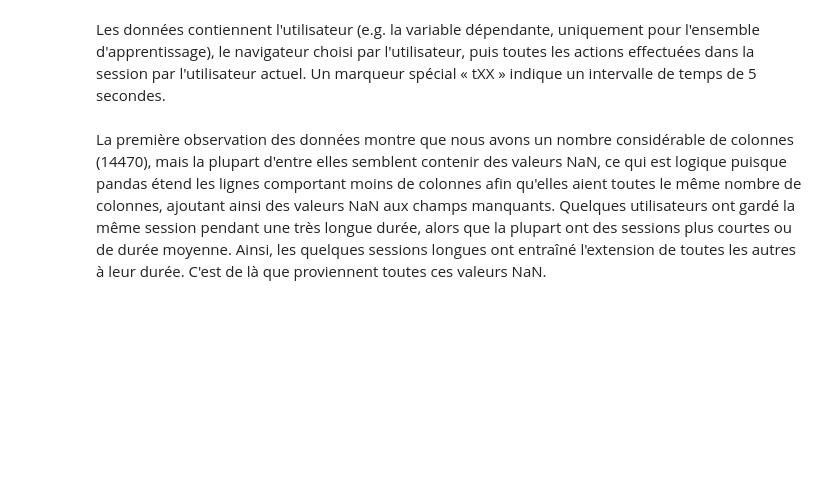
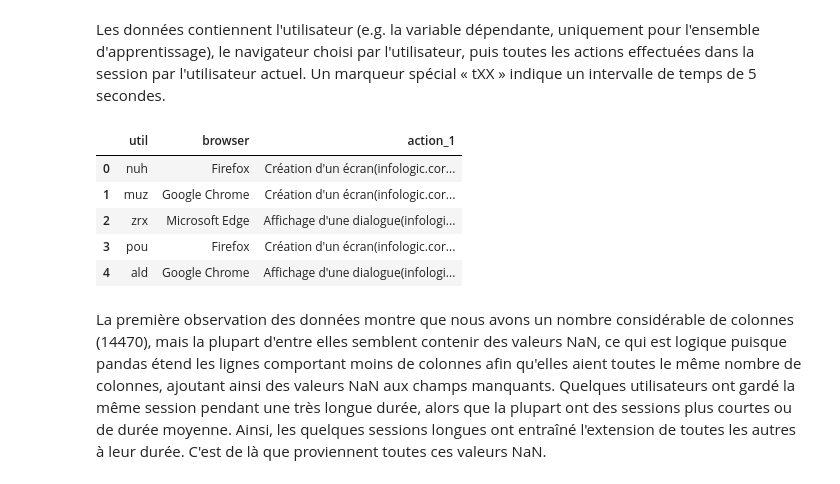
Before and after one commit to hazechatos/app-traces-analysis, a Jupyter notebook: BE_CS1.ipynb, the cells around one changed output. Saved outputs shown, nothing was run; the diff lists cells and outputs as text; code cells hidden in the pictures; blank space fills up the shorter version.

```diff
--- a/BE_CS1.ipynb
+++ b/BE_CS1.ipynb
@@ -113,7 +113,8 @@ def read_ds(ds_name: str):
     padded = [r + [''] * (max_cols - len(r)) for r in rows]
     df = pd.DataFrame(padded)
     df = df.fillna('')
-    print(df.head())
+    rename_map = {col: ('util' if col == 0 else 'browser' if col == 1 else f'action_{col-1}') for col in df.columns}
+    df.rename(columns=rename_map, inplace=True)
     return df
 
 # Example call (accepts with or without .csv)
@@ -131,7 +154,14 @@ features_train.head()
 # %% [markdown]
 Les données contiennent l'utilisateur (e.g. la variable dépendante, uniquement pour l'ensemble d'apprentissage), le navigateur choisi par l'utilisateur, puis toutes les actions effectuées dans la session par l'utilisateur actuel. Un marqueur spécial « tXX » indique un intervalle de temps de 5 secondes.
 # %%
-features_train.loc[:,:20].head()
+features_train.loc[:, ['util','browser', 'action_1', 'action_2', 'action_3']].head()
+# %% [output]
+|  | util | browser | action_1 |
+| 0 | nuh | Firefox | Création d'un écran(infologic.cor... |
+| 1 | muz | Google Chrome | Création d'un écran(infologic.cor... |
+| 2 | zrx | Microsoft Edge | Affichage d'une dialogue(infologi... |
+| 3 | pou | Firefox | Création d'un écran(infologic.cor... |
+| 4 | ald | Google Chrome | Affichage d'une dialogue(infologi... |
 # %% [markdown]
 La première observation des données montre que nous avons un nombre considérable de colonnes (14470), mais la plupart d'entre elles semblent contenir des valeurs NaN, ce qui est logique puisque pandas étend les lignes comportant moins de colonnes afin qu'elles aient toutes le même nombre de colonnes, ajoutant ainsi des valeurs NaN aux champs manquants. Quelques utilisateurs ont gardé la même session pendant une très longue durée, alors que la plupart ont des sessions plus courtes ou de durée moyenne. Ainsi, les quelques sessions longues ont entraîné l'extension de toutes les autres à leur durée. C'est de là que proviennent toutes ces valeurs NaN.
 # %%
```
Also changed, not shown: parts of 5 cells of this notebook.
